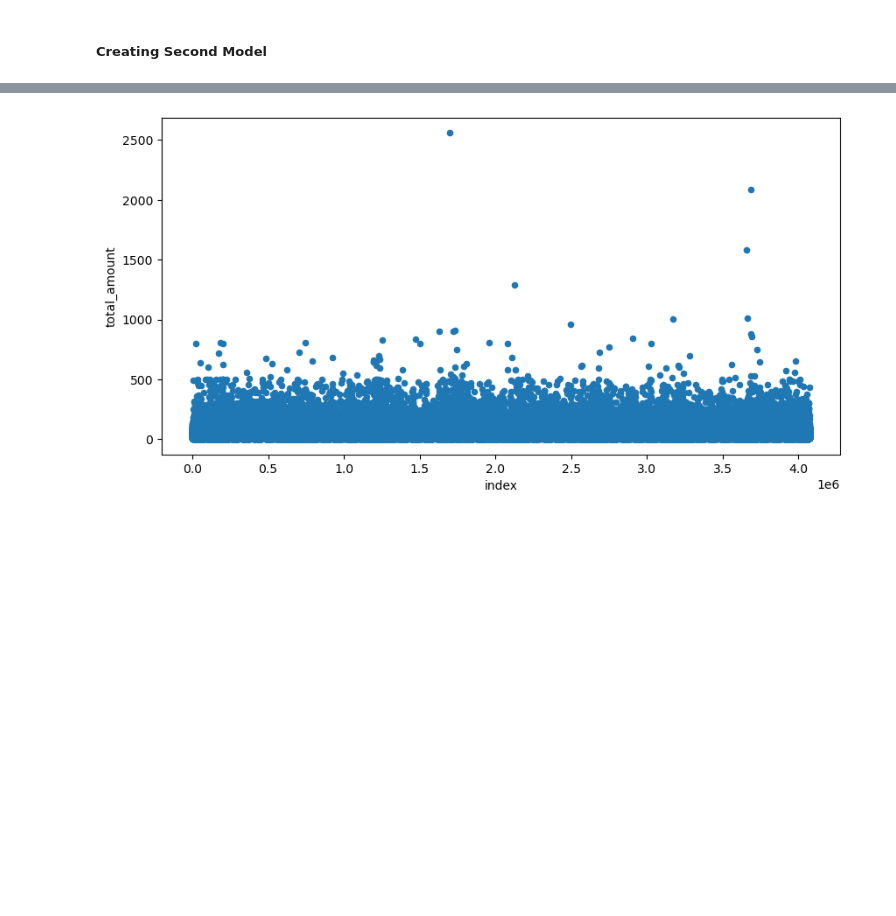
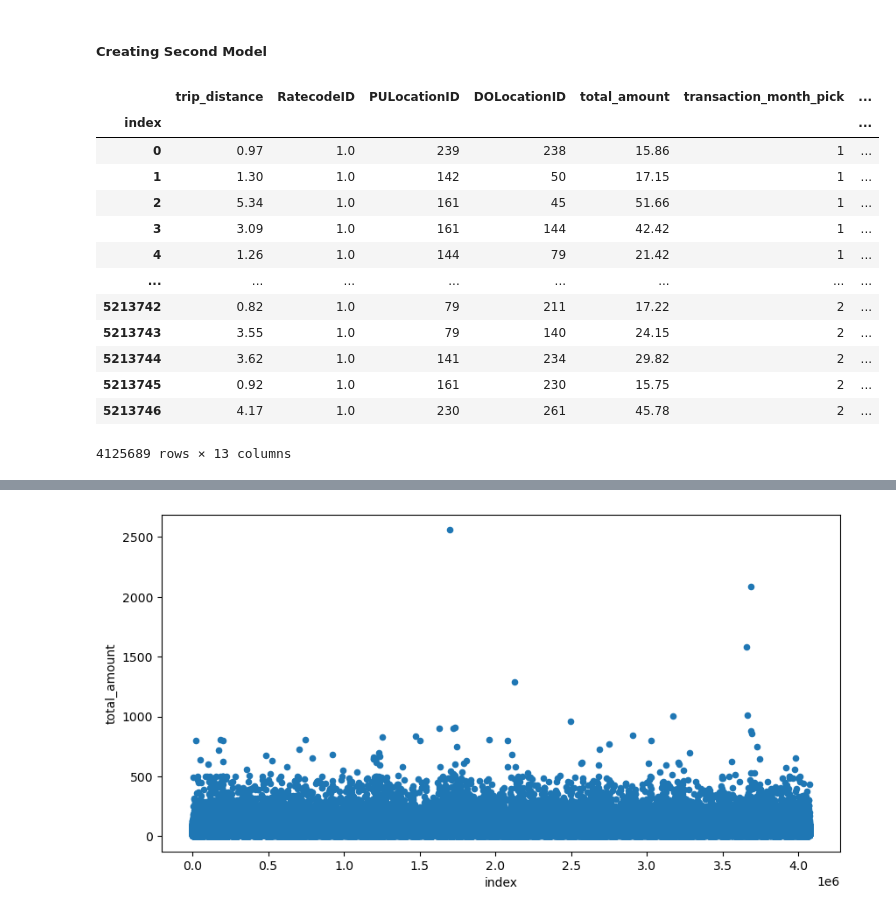
Before and after one commit to TinyHaitch/taxi_analysis, a Jupyter notebook: Untitled.ipynb, the cells around one changed output, grey strips where cells are left out. Cells and saved outputs as stored; diff of their text form; code cells hidden in the pictures; blank space fills up the shorter version.

```diff
--- a/Untitled.ipynb
+++ b/Untitled.ipynb
@@ -452,9 +479,25 @@ new_useful_data['RatecodeID'] = new_useful_data['RatecodeID'].astype('str')
 # %% [markdown]
 ##### Creating Second Model
 # %%
-new_useful_data = usefuldata[['RatecodeID','PULocationID', 'DOLocationID', 'transaction_month_pick', 'transaction_day_pick',
-                              'transaction_day_name_pick', 'transaction_year_dropoff', 'transaction_month_dropoff',
-                              'transaction_day_dropoff', 'transaction_day_name_dropoff']]
+new_useful_data = new_useful_data[['trip_distance', 'RatecodeID','PULocationID', 'DOLocationID', 'total_amount',
+                                   'transaction_month_pick', 'transaction_day_pick', 'transaction_day_name_pick',
+                                   'transaction_dropoff_date', 'transaction_year_dropoff', 'transaction_month_dropoff',
+                                   'transaction_day_dropoff', 'transaction_day_name_dropoff']]
 new_useful_data
+# %% [output]
+|  | trip_distance | RatecodeID | PULocationID | DOLocationID | total_amount | transaction_month_pick | ... |
+| index |  |  |  |  |  |  | ... |
+| 0 | 0.97 | 1.0 | 239 | 238 | 15.86 | 1 | ... |
+| 1 | 1.30 | 1.0 | 142 | 50 | 17.15 | 1 | ... |
+| 2 | 5.34 | 1.0 | 161 | 45 | 51.66 | 1 | ... |
+| 3 | 3.09 | 1.0 | 161 | 144 | 42.42 | 1 | ... |
+| 4 | 1.26 | 1.0 | 144 | 79 | 21.42 | 1 | ... |
+| ... | ... | ... | ... | ... | ... | ... | ... |
+| 5213742 | 0.82 | 1.0 | 79 | 211 | 17.22 | 2 | ... |
+| 5213743 | 3.55 | 1.0 | 79 | 140 | 24.15 | 2 | ... |
+| 5213744 | 3.62 | 1.0 | 141 | 234 | 29.82 | 2 | ... |
+| 5213745 | 0.92 | 1.0 | 161 | 230 | 15.75 | 2 | ... |
+| 5213746 | 4.17 | 1.0 | 230 | 261 | 45.78 | 2 | ... |
+4125689 rows × 13 columns
 # %%
 new_useful_data = new_useful_data[new_useful_data['total_amount'] > 0].reset_index()
```
Also changed, not shown: parts of 11 cells of this notebook.
